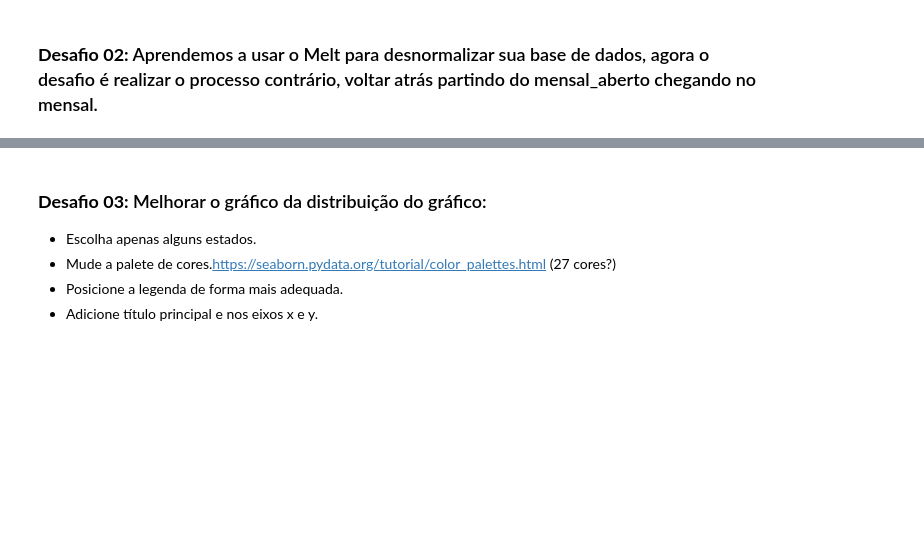
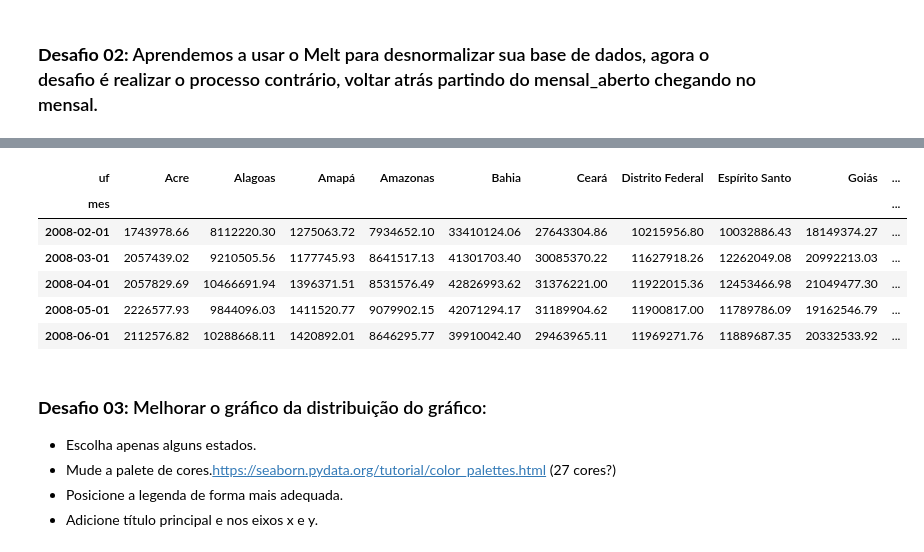
Before and after one commit to gustavopierre/data_science_portfolio, a Jupyter notebook: BootcampAlura_GustavoPierre.ipynb, the cells around one changed output, grey strips where cells are left out. Saved outputs shown, nothing was run; the diff lists cells and outputs as text; code cells hidden in the pictures; blank space fills up the shorter version.

```diff
--- a/BootcampAlura_GustavoPierre.ipynb
+++ b/BootcampAlura_GustavoPierre.ipynb
@@ -1604,3 +1670,18 @@ plt.show()
+# %%
+mensal_aberto_pivotado = mensal_aberto.pivot_table(
+    index='mes',
+    columns='uf',
+    values='gasto'
+)
+mensal_aberto_pivotado.head()
+# %% [output]
+| uf | Acre | Alagoas | Amapá | Amazonas | Bahia | Ceará | Distrito Federal | Espírito Santo | Goiás | ... |
+| mes |  |  |  |  |  |  |  |  |  | ... |
+| 2008-02-01 | 1743978.66 | 8112220.30 | 1275063.72 | 7934652.10 | 33410124.06 | 27643304.86 | 10215956.80 | 10032886.43 | 18149374.27 | ... |
+| 2008-03-01 | 2057439.02 | 9210505.56 | 1177745.93 | 8641517.13 | 41301703.40 | 30085370.22 | 11627918.26 | 12262049.08 | 20992213.03 | ... |
+| 2008-04-01 | 2057829.69 | 10466691.94 | 1396371.51 | 8531576.49 | 42826993.62 | 31376221.00 | 11922015.36 | 12453466.98 | 21049477.30 | ... |
+| 2008-05-01 | 2226577.93 | 9844096.03 | 1411520.77 | 9079902.15 | 42071294.17 | 31189904.62 | 11900817.00 | 11789786.09 | 19162546.79 | ... |
+| 2008-06-01 | 2112576.82 | 10288668.11 | 1420892.01 | 8646295.77 | 39910042.40 | 29463965.11 | 11969271.76 | 11889687.35 | 20332533.92 | ... |
 # %% [markdown]
 ### **Desafio 03:** Melhorar o gráfico da distribuição do gráfico:
 * Escolha apenas alguns estados.
```
Also changed, not shown: parts of 10 cells of this notebook.
